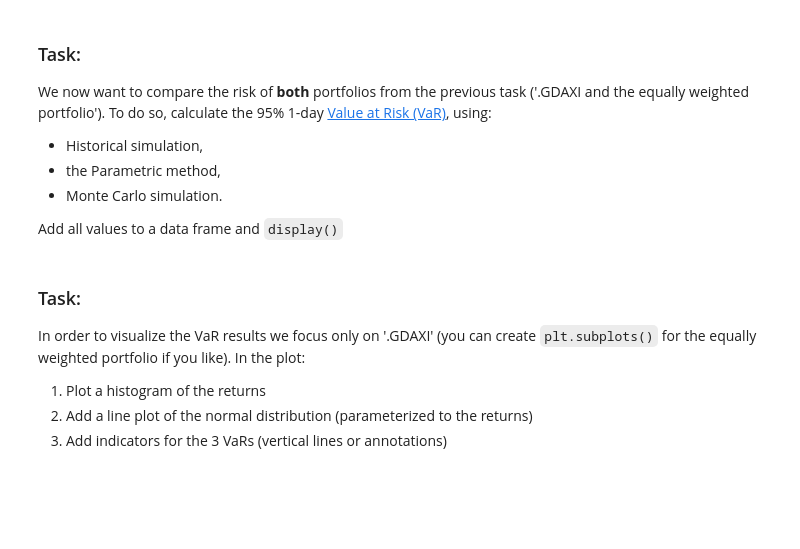
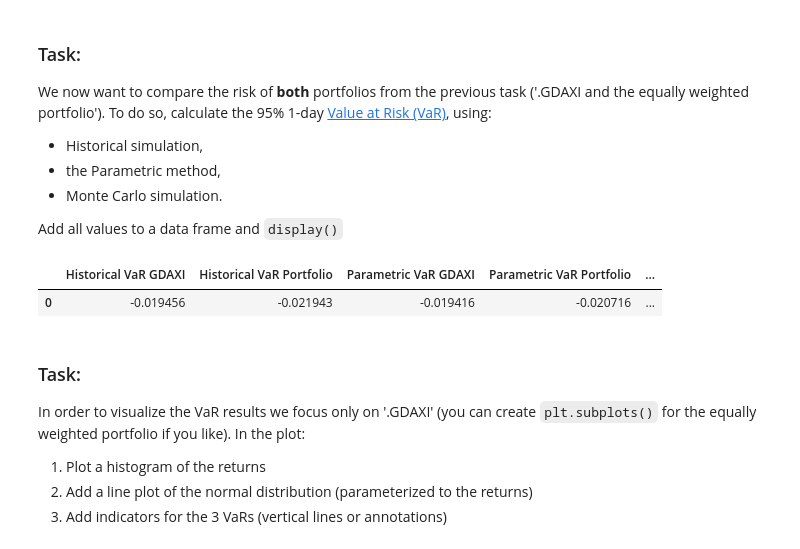
Before and after one commit to Milad-Zaman/fdap-2024-Milad-Zaman, a Jupyter notebook: homework/04_var.ipynb, the cells around one changed output. Drawn from its saved outputs; the diff is of its cells as text; code cells hidden in the pictures; blank space fills up the shorter version.

```diff
--- a/homework/04_var.ipynb
+++ b/homework/04_var.ipynb
@@ -58,6 +58,52 @@ We now want to compare the risk of **both** portfolios from the previous task ('
 * Monte Carlo simulation.
 
 Add all values to a data frame and `display()`
+# %%
+import pandas as pd
+import numpy as np
+from scipy.stats import norm
+
+# Load the data
+df = pd.read_csv('02_python_data.csv', index_col='Date', parse_dates=True)
+
+# Calculate daily log-returns for '.GDAXI'
+df['GDAXI_Log_Returns'] = np.log(df['.GDAXI'] / df['.GDAXI'].shift(1))
+
+# Calculate daily log-returns for the equally weighted portfolio
+df['Portfolio'] = df.drop(columns=['.GDAXI']).mean(axis=1)
+df['Portfolio_Log_Returns'] = np.log(df['Portfolio'] / df['Portfolio'].shift(1))
+
+# Historical simulation VaR
+historical_var_gdaxi = df['GDAXI_Log_Returns'].quantile(0.05)
+historical_var_portfolio = df['Portfolio_Log_Returns'].quantile(0.05)
+
+# Parametric method VaR
+parametric_var_gdaxi = norm.ppf(0.05, df['GDAXI_Log_Returns'].mean(), df['GDAXI_Log_Returns'].std())
+parametric_var_portfolio = norm.ppf(0.05, df['Portfolio_Log_Returns'].mean(), df['Portfolio_Log_Returns'].std())
+
+# Monte Carlo simulation VaR
+simulations = 10000
+gdaxi_simulated_returns = np.random.normal(df['GDAXI_Log_Returns'].mean(), df['GDAXI_Log_Returns'].std(), simulations)
+portfolio_simulated_returns = np.random.normal(df['Portfolio_Log_Returns'].mean(), df['Portfolio_Log_Returns'].std(), simulations)
+
+monte_carlo_var_gdaxi = np.percentile(gdaxi_simulated_returns, 5)
+monte_carlo_var_portfolio = np.percentile(portfolio_simulated_returns, 5)
+
+# Create DataFrame to store results
+var_results = pd.DataFrame({
+    'Historical VaR GDAXI': [historical_var_gdaxi],
+    'Historical VaR Portfolio': [historical_var_portfolio],
+    'Parametric VaR GDAXI': [parametric_var_gdaxi],
+    'Parametric VaR Portfolio': [parametric_var_portfolio],
+    'Monte Carlo VaR GDAXI': [monte_carlo_var_gdaxi],
+    'Monte Carlo VaR Portfolio': [monte_carlo_var_portfolio]
+})
+
+# Display results
+display(var_results)
+# %% [output]
+|  | Historical VaR GDAXI | Historical VaR Portfolio | Parametric VaR GDAXI | Parametric VaR Portfolio | ... |
+| 0 | -0.019456 | -0.021943 | -0.019416 | -0.020716 | ... |
 # %% [markdown]
 ### Task:
 
```
